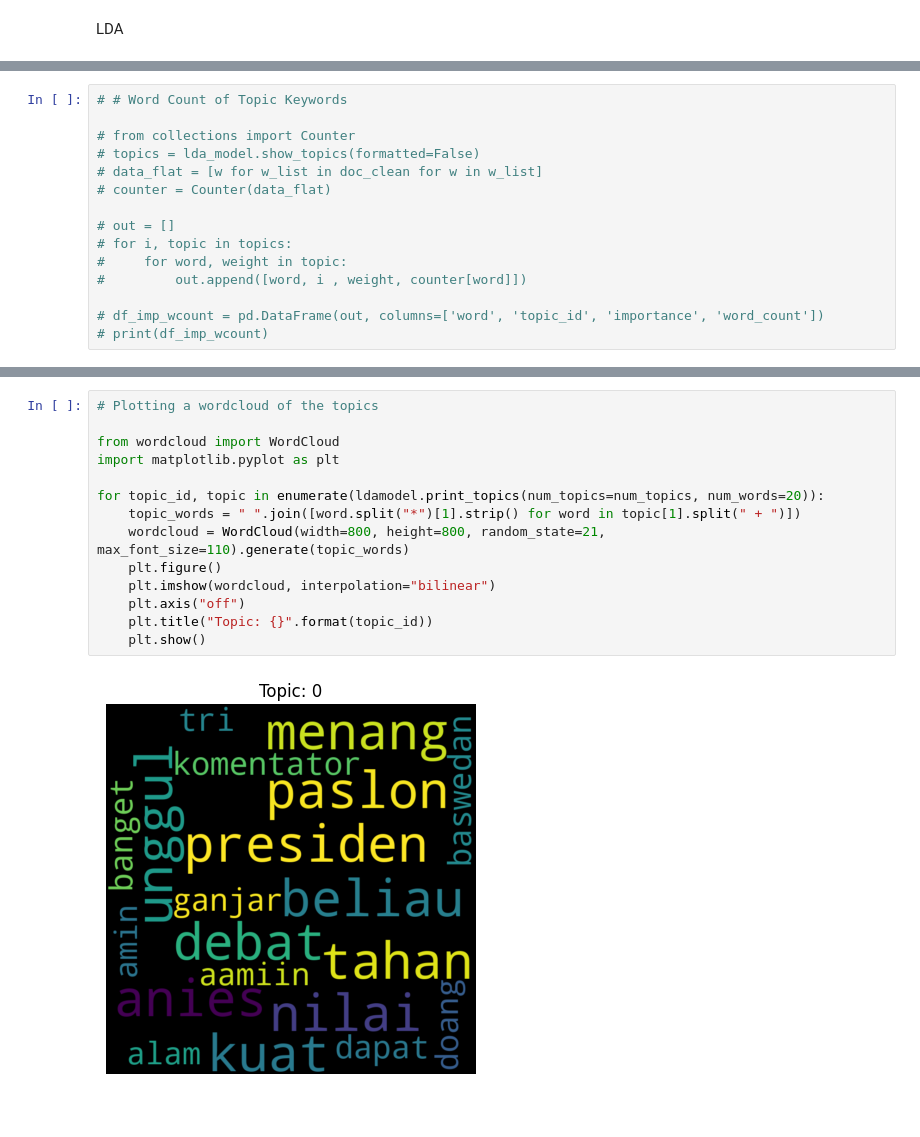
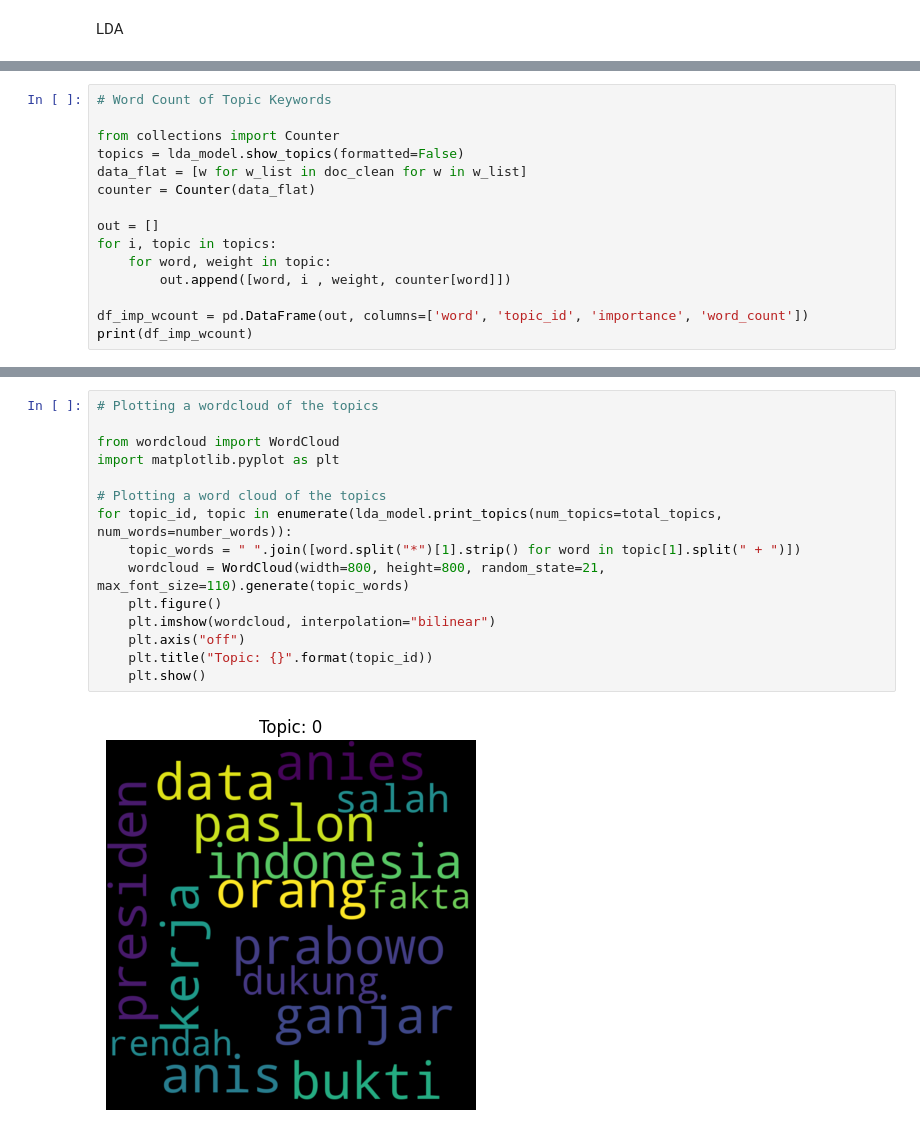
Before and after one commit to zeronyms/Introduction-To-Data-Science, a Jupyter notebook: lda_model.ipynb, the cells around one changed output, grey strips where cells are left out. Cells and saved outputs as stored; diff of their text form.

```diff
--- a/lda_model.ipynb
+++ b/lda_model.ipynb
@@ -284,17 +285,17 @@ LDA
 # %%
-# # Word Count of Topic Keywords
+# Word Count of Topic Keywords
 
-# from collections import Counter
-# topics = lda_model.show_topics(formatted=False)
-# data_flat = [w for w_list in doc_clean for w in w_list]
-# counter = Counter(data_flat)
+from collections import Counter
+topics = lda_model.show_topics(formatted=False)
+data_flat = [w for w_list in doc_clean for w in w_list]
+counter = Counter(data_flat)
 
-# out = []
-# for i, topic in topics:
-#     for word, weight in topic:
-#         out.append([word, i , weight, counter[word]])
+out = []
+for i, topic in topics:
+    for word, weight in topic:
+        out.append([word, i , weight, counter[word]])
 
-# df_imp_wcount = pd.DataFrame(out, columns=['word', 'topic_id', 'importance', 'word_count'])
-# print(df_imp_wcount)
+df_imp_wcount = pd.DataFrame(out, columns=['word', 'topic_id', 'importance', 'word_count'])
+print(df_imp_wcount)
 # %% [output]
          word  topic_id  importance  word_count
@@ -352,16 +355,17 @@ Words: ['fakta', 'data', 'anis', 'jejak', 'rekam', 'lihat', 'kosong', 'omong', '
 # %%
 # Plotting a wordcloud of the topics
 
 from wordcloud import WordCloud
 import matplotlib.pyplot as plt
 
-for topic_id, topic in enumerate(ldamodel.print_topics(num_topics=num_topics, num_words=20)):
+# Plotting a word cloud of the topics
+for topic_id, topic in enumerate(lda_model.print_topics(num_topics=total_topics, num_words=number_words)):
     topic_words = " ".join([word.split("*")[1].strip() for word in topic[1].split(" + ")])
     wordcloud = WordCloud(width=800, height=800, random_state=21, max_font_size=110).generate(topic_words)
     plt.figure()
     plt.imshow(wordcloud, interpolation="bilinear")
     plt.axis("off")
     plt.title("Topic: {}".format(topic_id))
     plt.show()
 # %% [output]
-[figure, old version]
+[figure, new version]
```
Also changed, not shown: parts of 9 cells of this notebook, 3 other files.
